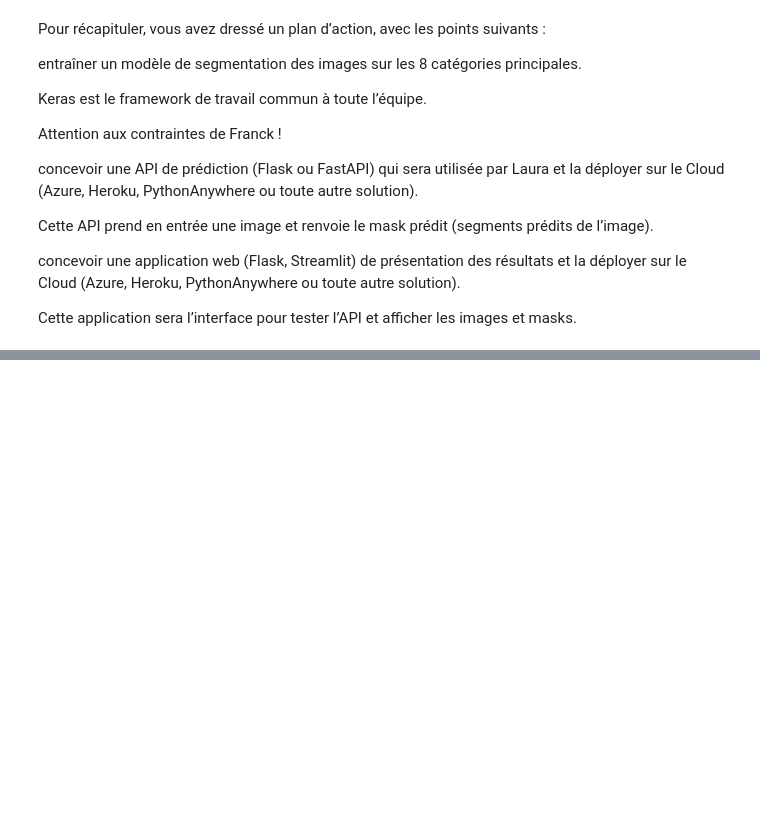
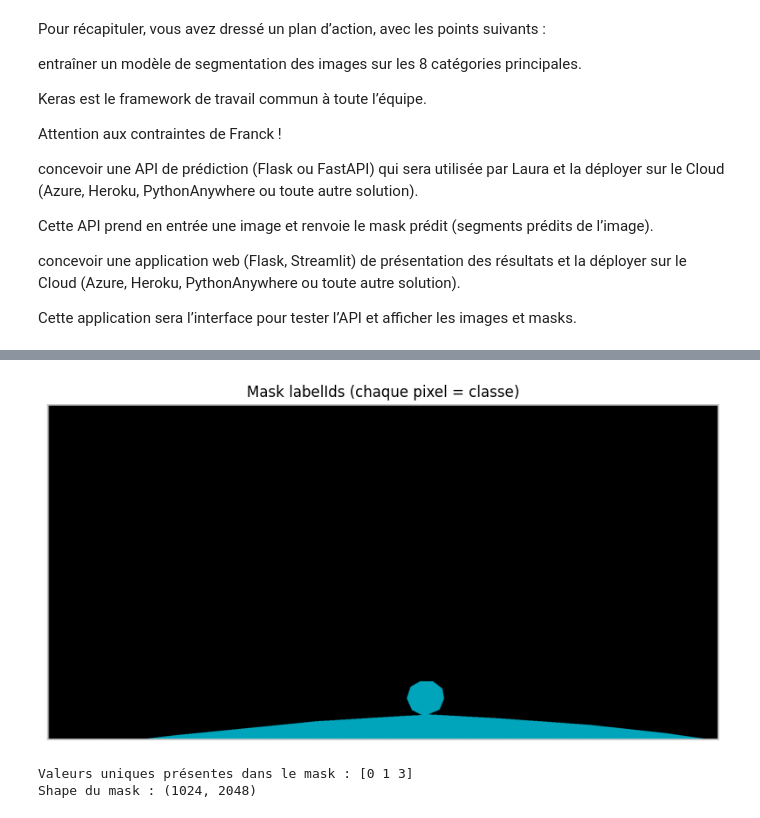
Before and after one commit to fabiencappelli/Projet_8, a Jupyter notebook: Intro.ipynb, the cells around one changed output, grey strips where cells are left out. Drawn from its saved outputs; the diff is of its cells as text; code cells hidden in the pictures; blank space fills up the shorter version.

```diff
--- a/Intro.ipynb
+++ b/Intro.ipynb
@@ -20,0 +67,21 @@ Cette application sera l’interface pour tester l’API et afficher les images
+# %%
+from PIL import Image
+import numpy as np
+import matplotlib.pyplot as plt
+
+mask_path = "/content/drive/MyDrive/Colab Notebooks/Projet 8/P8_Cityscapes_gtFine_trainvaltest/gtFine/test/berlin/berlin_000000_000019_gtFine_labelIds.png"
+
+mask = np.array(Image.open(mask_path))
+
+plt.figure(figsize=(10,5))
+plt.title("Mask labelIds (chaque pixel = classe)")
+plt.imshow(mask, cmap="nipy_spectral")
+plt.axis("off")
+plt.show()
+
+print("Valeurs uniques présentes dans le mask :", np.unique(mask))
+print("Shape du mask :", mask.shape)
+# %% [output]
+[figure, added]
+Valeurs uniques présentes dans le mask : [0 1 3]
+Shape du mask : (1024, 2048)
```
Also changed, not shown: parts of 13 cells of this notebook.
